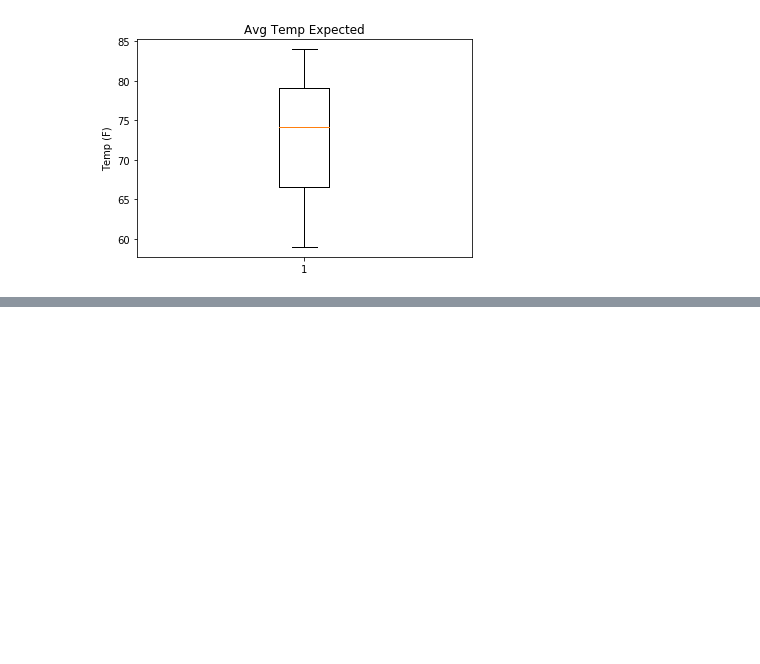
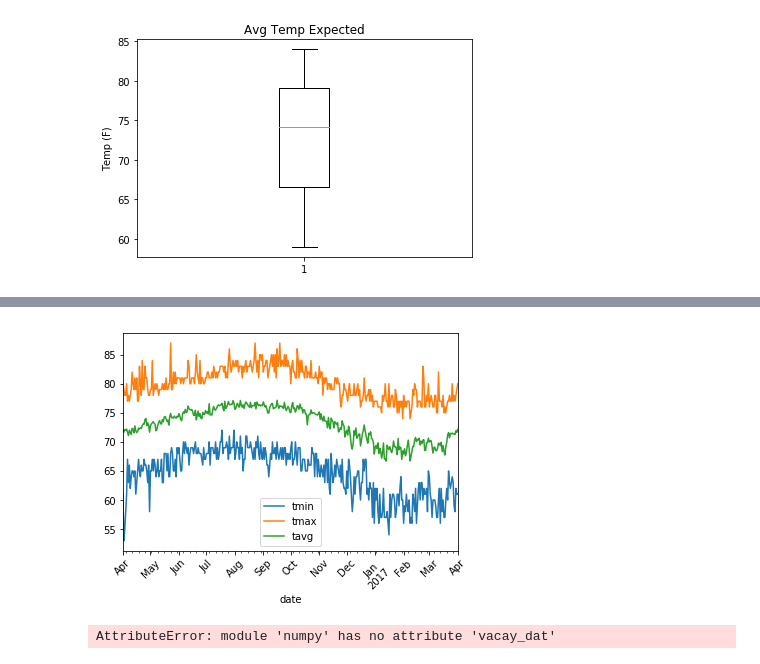
Before and after one commit to FJGalliano/Hawaii_Weather_Observations, a Jupyter notebook: climate_analysis.ipynb, the cells around one changed output, grey strips where cells are left out. Drawn from its saved outputs; the diff is of its cells as text; code cells hidden in the pictures; blank space fills up the shorter version.

```diff
--- a/climate_analysis.ipynb
+++ b/climate_analysis.ipynb
@@ -167,0 +162,4 @@ plt.show()
+# %%
+def avg_temps(date): #creating a definition that will queary specify dates (looping) through all of the dates in the dataframe.
+    return session.query(func.min(Measure.tobs),func.max(Measure.tobs),func.avg(Measure.tobs)).\
+        filter(func.strftime("%m-%d",Measure.date) == date).all()
@@ -167,0 +168,14 @@ plt.show()
+# %%
+vacay_time2 = '2016-04-01' #This the hard coded start date with year
+vacay_time3 = '2017-04-01'
+vacay_dates = pd.date_range(vacay_time2, vacay_time3, freq='D')
+vacay_month_day = vacay_dates.strftime('%m-%d')
+vacay_days = [] # will hold query for all the dates hard coded above in this cell.
+for date in vacay_month_day:
+    vacay_days.append(*avg_temps(date)) #*creates one list of multiple dates and avg's
+# %%
+# Creating a DataFrame of variable - vacay_dat
+vacay_dat= pd.DataFrame(vacay_days, columns=['tmin', 'tmax', 'tavg'])
+vacay_dat['date'] = vacay_dates
+vacay_dat.set_index(['date'], inplace=True)
+vacay_dat.head()
@@ -167,0 +190,22 @@ plt.show()
+# %%
+vacay_dat.plot()
+plt.xticks(rotation=45)
+plt.show()
+# %% [output]
+[figure, added]
+# %%
+x = np.arange(len(vacay_days))
+y1 = np.arange(vacay_dat('tmin'))
+y2 = np.arange(vacay_dat('tmax'))
+y3 = np.arange(vacay_dat('tavg'))
+
+y = np.vstack([y1, y2, y3])
+
+labels = ["tmin ", "tmax", "tavg"]
+
+fig, ax = plt.subplots()
+ax.stackplot(x, y1, y2, y3, labels=labels)
+ax.legend(loc=2)
+plt.show()
+# %% [output]
+AttributeError: module 'numpy' has no attribute 'vacay_dat'
```
Also changed, not shown: parts of 3 cells of this notebook.
